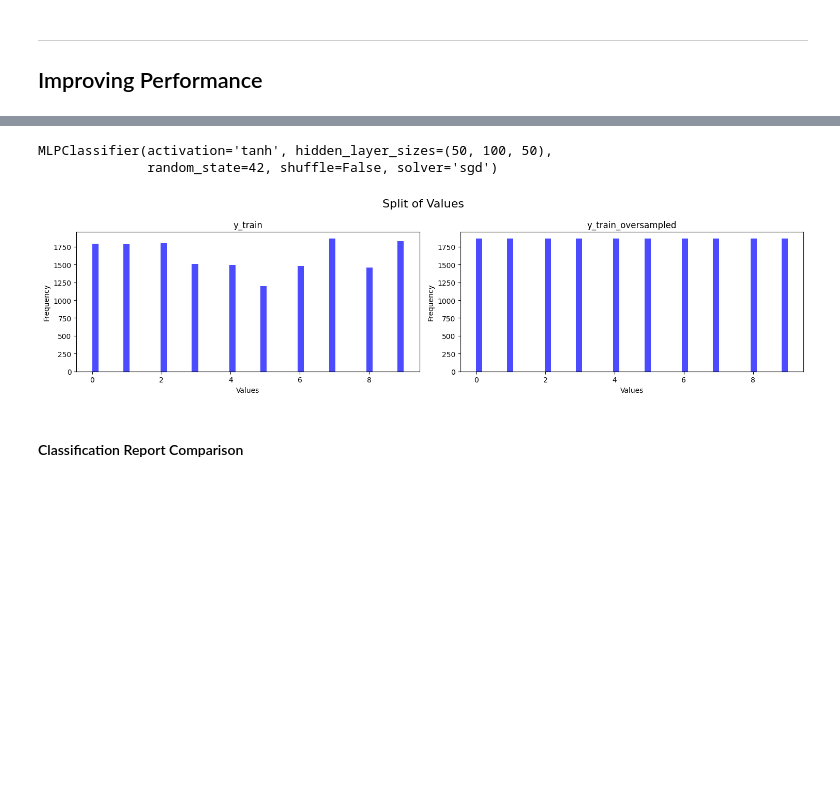
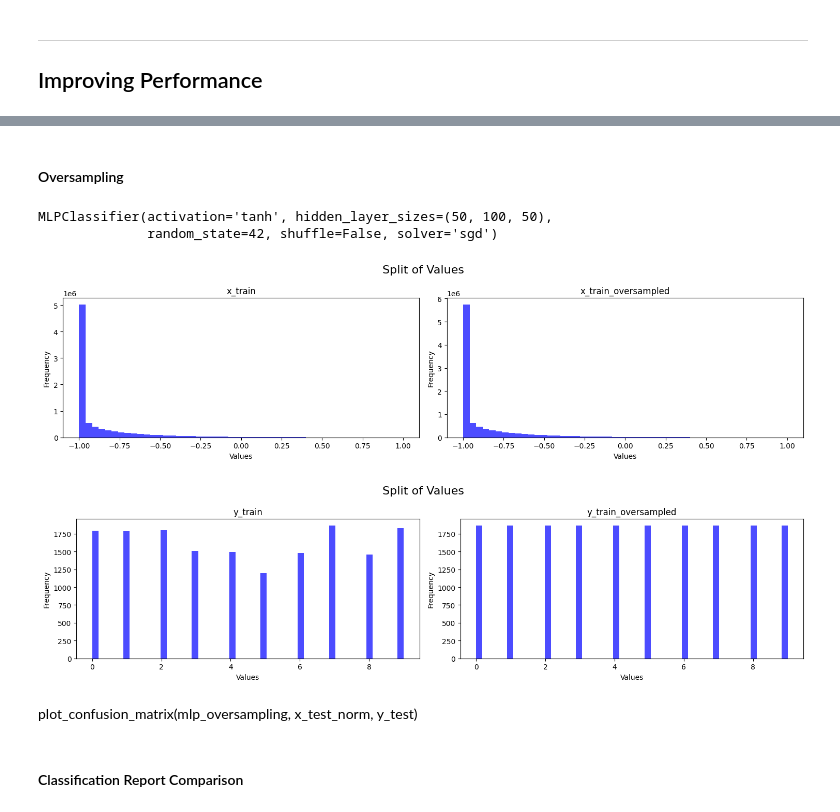
Before and after one commit to aym183/Satellite-Image-Classification, a Jupyter notebook: task2.ipynb, the cells around one changed output, grey strips where cells are left out. Cells and saved outputs as stored; diff of their text form; code cells hidden in the pictures; blank space fills up the shorter version.

```diff
--- a/task2.ipynb
+++ b/task2.ipynb
@@ -224,3 +230,5 @@ plot_class_split_of_values([y_train, y_balanced], ["y_train", "y_train_undersamp
+# %% [markdown]
+#### Oversampling
 # %%
 dataset_oversampling(x_train_norm, y_train) # Oversampling only on the training set
 x_balanced_over, y_balanced_over = dataset_oversampling(x_train_norm, y_train)
@@ -230,9 +238,13 @@ mlp_oversampling.fit(x_balanced_over, y_balanced_over)
 MLPClassifier(activation='tanh', hidden_layer_sizes=(50, 100, 50),
               random_state=42, shuffle=False, solver='sgd')
 # %%
+plot_class_split_of_values([x_train_norm, x_balanced_over], ["x_train", "x_train_oversampled"])
 plot_class_split_of_values([y_train, y_balanced_over], ["y_train", "y_train_oversampled"])
 # %% [output]
-[figure, old version]
+[figure, new version]
+[figure, added]
+# %% [markdown]
+plot_confusion_matrix(mlp_oversampling, x_test_norm, y_test)
 # %% [markdown]
 #### Classification Report Comparison
 # %%
```
Also changed, not shown: parts of 17 cells of this notebook, 2 other files.
